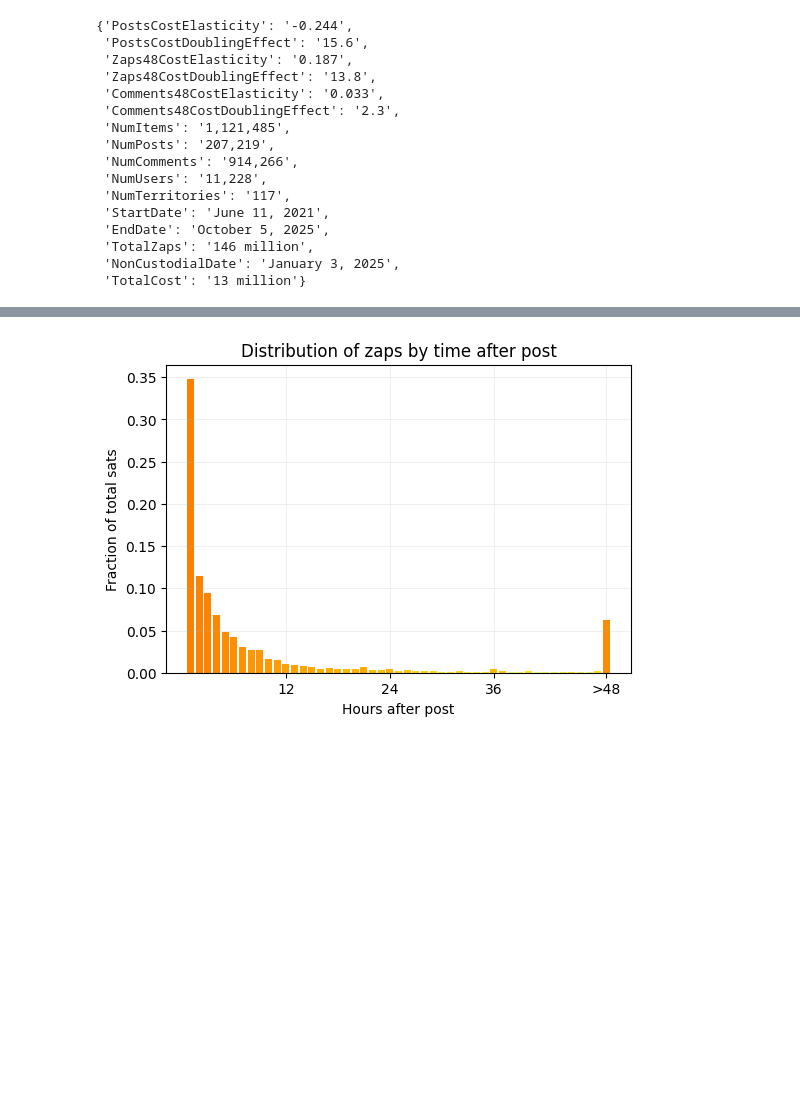
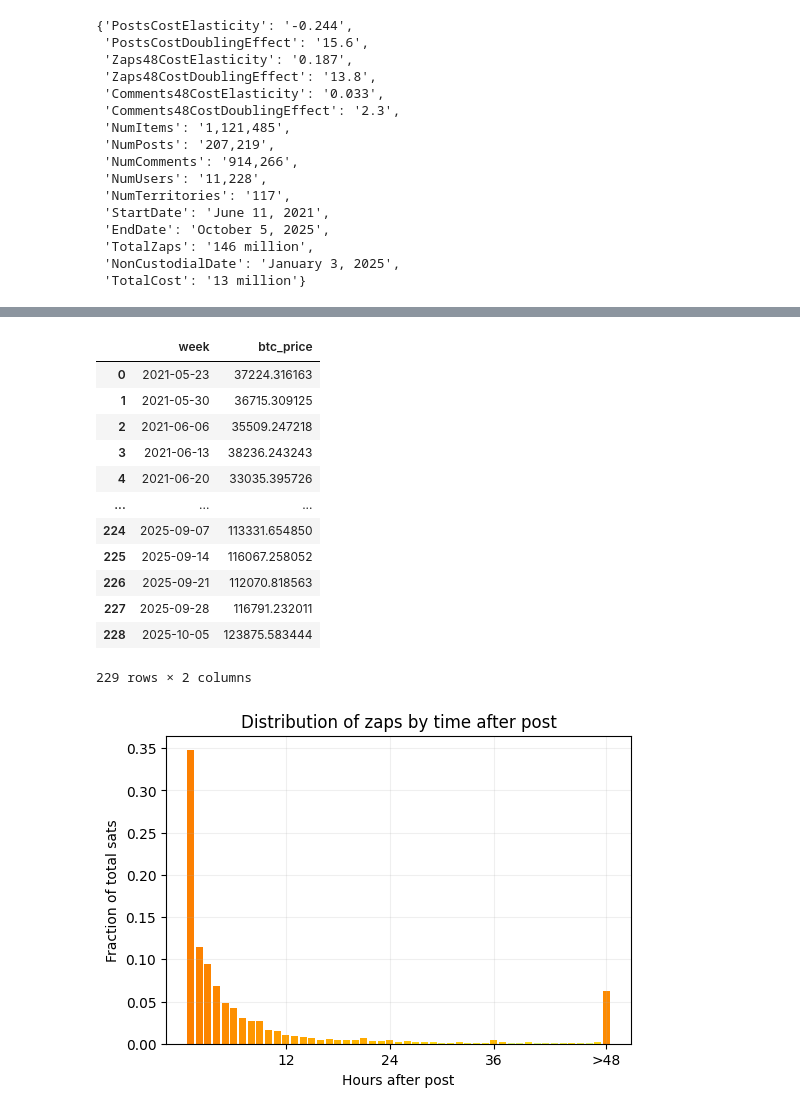
Before and after one commit to ed-kung/sn-research, a Jupyter notebook: src/notebooks/summary_stats.ipynb, the cells around one changed output, grey strips where cells are left out. Saved outputs shown, nothing was run; the diff lists cells and outputs as text; code cells hidden in the pictures; blank space fills up the shorter version.

```diff
--- a/src/notebooks/summary_stats.ipynb
+++ b/src/notebooks/summary_stats.ipynb
@@ -86,3 +117,19 @@ wt.update_results({
+# %%
+price_wk
+# %% [output]
+|  | week | btc_price |
+| 0 | 2021-05-23 | 37224.316163 |
+| 1 | 2021-05-30 | 36715.309125 |
+| 2 | 2021-06-06 | 35509.247218 |
+| 3 | 2021-06-13 | 38236.243243 |
+| 4 | 2021-06-20 | 33035.395726 |
+| ... | ... | ... |
+| 224 | 2025-09-07 | 113331.654850 |
+| 225 | 2025-09-14 | 116067.258052 |
+| 226 | 2025-09-21 | 112070.818563 |
+| 227 | 2025-09-28 | 116791.232011 |
+| 228 | 2025-10-05 | 123875.583444 |
+229 rows × 2 columns
 # %%
 # ---- Show distribution of zaps in first 48 hours
 
```
Also changed, not shown: parts of 1 cell of this notebook.
